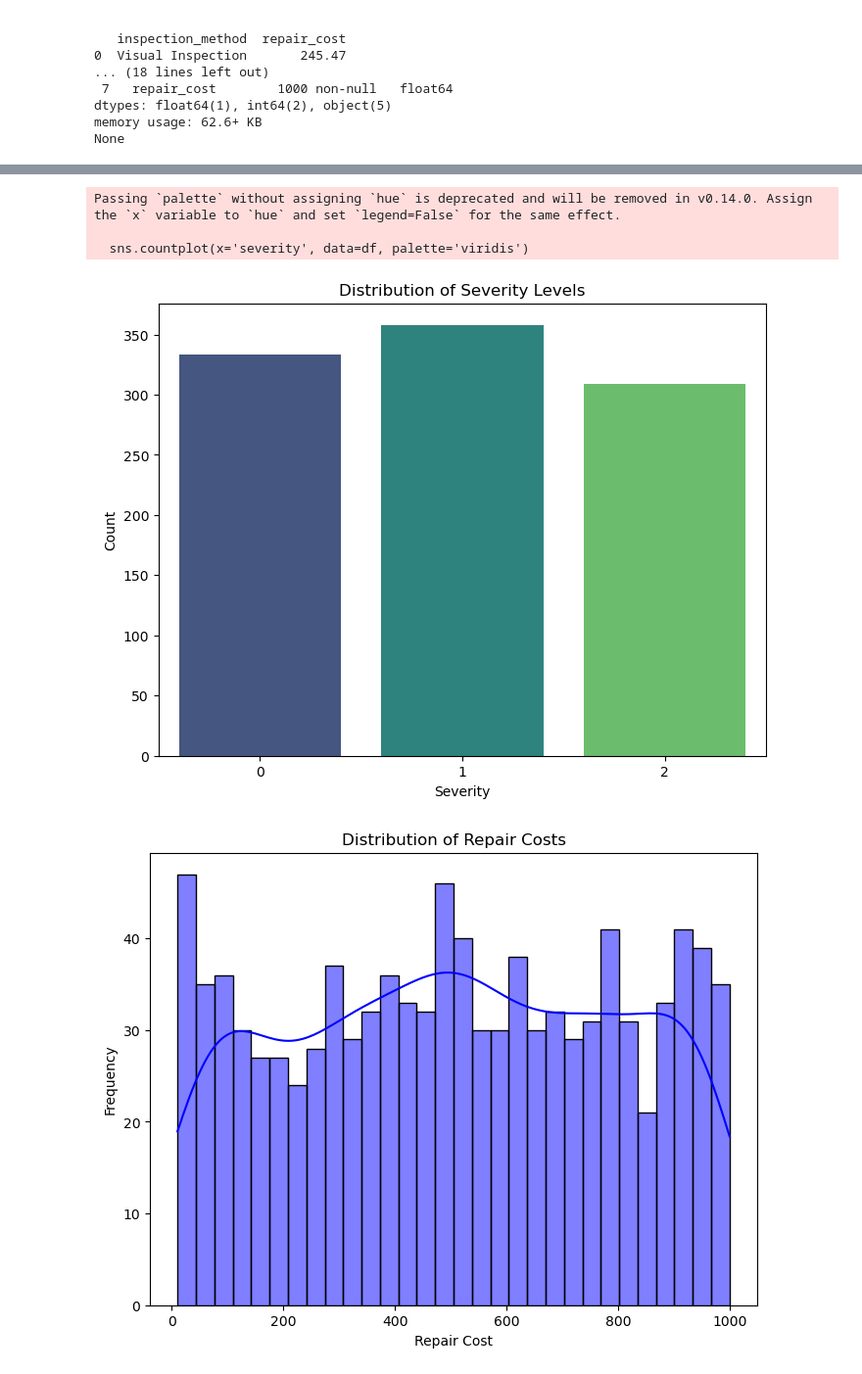
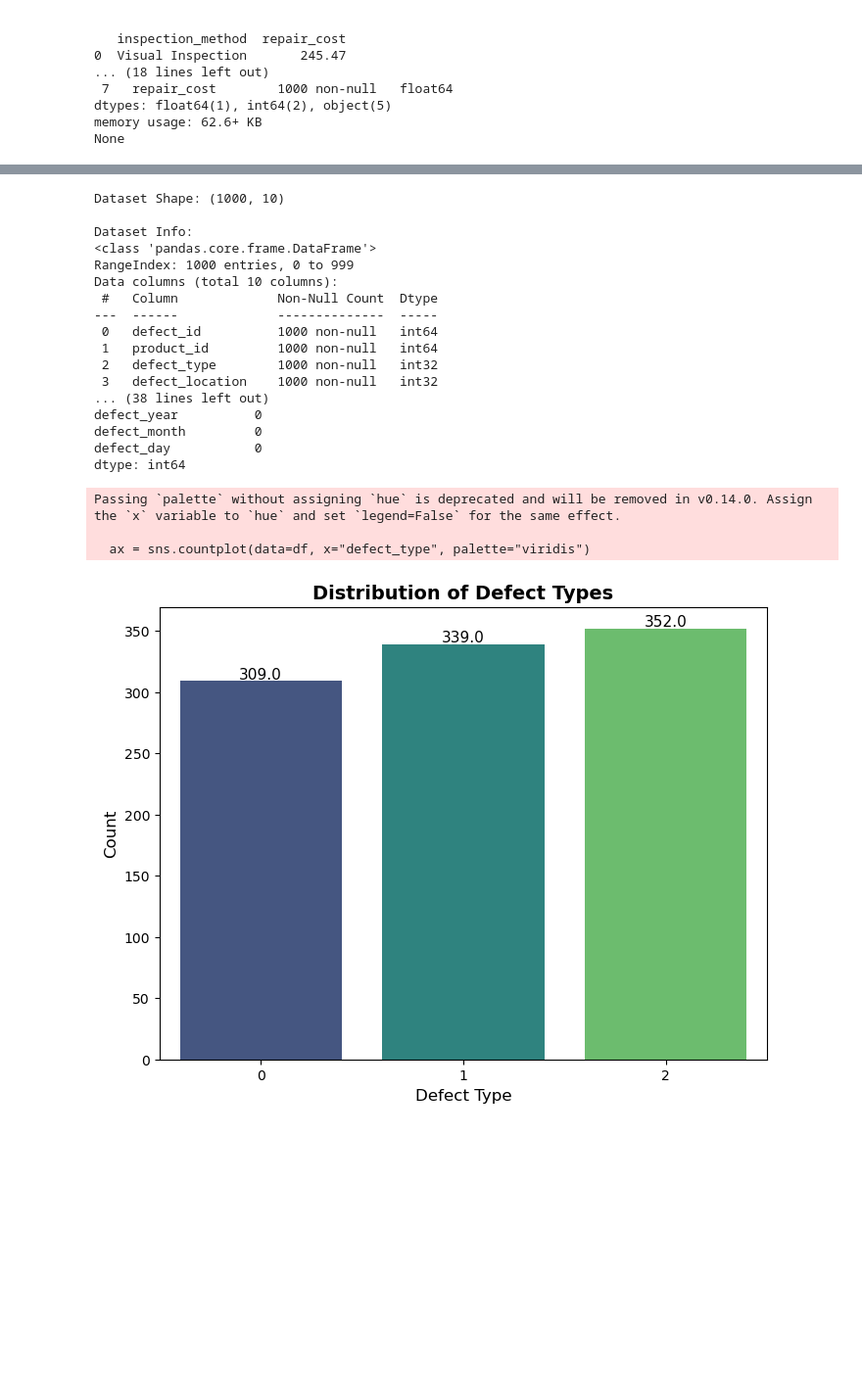
Before and after one commit to MiltonGreat/Manufacturing-Defects, a Jupyter notebook: Manufacturing Defects 2.ipynb, the cells around one changed output, grey strips where cells are left out. Shown: that part at 98% size. Drawn from its saved outputs; the diff is of its cells as text; code cells hidden in the pictures; blank space fills up the shorter version.

```diff
--- a/Manufacturing Defects 2.ipynb
+++ b/Manufacturing Defects 2.ipynb
@@ -134,28 +141,53 @@ dtype: int64
 # %%
 # Exploratory Data Analysis (EDA)
 
-# Plot severity distribution
+# Basic summary
+print("Dataset Shape:", df.shape)
+print("\nDataset Info:")
+df.info()
+
+# Summary statistics
+print("\nSummary Statistics:")
+print(df.describe())
+
+# Check for missing values
+print("\nMissing Values:")
+print(df.isnull().sum())
+
+# Distribution of defect types with annotations
 plt.figure(figsize=(8, 6))
-sns.countplot(x='severity', data=df, palette='viridis')
-plt.title('Distribution of Severity Levels')
-plt.xlabel('Severity')
-plt.ylabel('Count')
+ax = sns.countplot(data=df, x="defect_type", palette="viridis")
+plt.title("Distribution of Defect Types", fontsize=14, fontweight='bold')
+plt.xlabel("Defect Type", fontsize=12)
+plt.ylabel("Count", fontsize=12)
+
+# Annotate each bar with its value
+for p in ax.patches:
+    ax.annotate(f'{p.get_height()}',
+                (p.get_x() + p.get_width() / 2., p.get_height()),
+                ha='center', va='center', fontsize=11, color='black',
+                xytext=(0, 5), textcoords='offset points')
+
 plt.show()
-
-# Plot repair cost distribution
-plt.figure(figsize=(8, 6))
-sns.histplot(df['repair_cost'], bins=30, kde=True, color='blue')
-plt.title('Distribution of Repair Costs')
-plt.xlabel('Repair Cost')
-plt.ylabel('Frequency')
-plt.show()
-
-# Pairplot to explore relationships
-sns.pairplot(df, hue='severity', palette='viridis')
-plt.show()
 # %% [output]
-Passing `palette` without assigning `hue` is deprecated and will be removed in v0.14.0. Assign the `x` variable to `hue` and set `legend=False` for the same effect.
+Dataset Shape: (1000, 10)
 
-  sns.countplot(x='severity', data=df, palette='viridis')
+Dataset Info:
+<class 'pandas.core.frame.DataFrame'>
+RangeIndex: 1000 entries, 0 to 999
+Data columns (total 10 columns):
+ #   Column             Non-Null Count  Dtype
+---  ------             --------------  -----
+ 0   defect_id          1000 non-null   int64
+ 1   product_id         1000 non-null   int64
+ 2   defect_type        1000 non-null   int32
+ 3   defect_location    1000 non-null   int32
+... (38 lines left out)
+defect_year          0
+defect_month         0
+defect_day           0
+dtype: int64
+Passing `palette` without assigning `hue` is deprecated and will be removed in v0.14.0. Assign the `x` variable to `hue` and set `legend=False` for the same effect.
+
+  ax = sns.countplot(data=df, x="defect_type", palette="viridis")
-[figure, old version]
+[figure, new version]
-[figure, removed]
```
Also changed, not shown: parts of 16 cells of this notebook.
